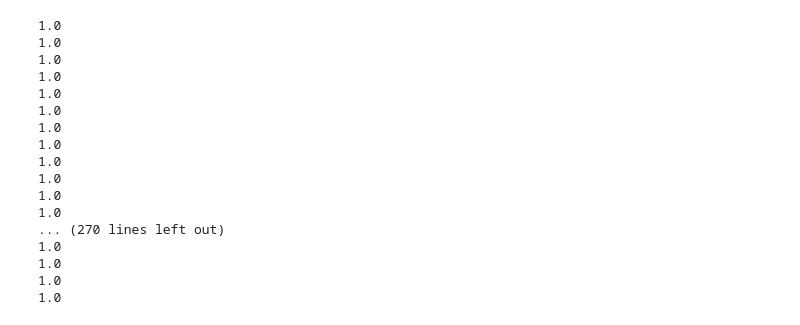
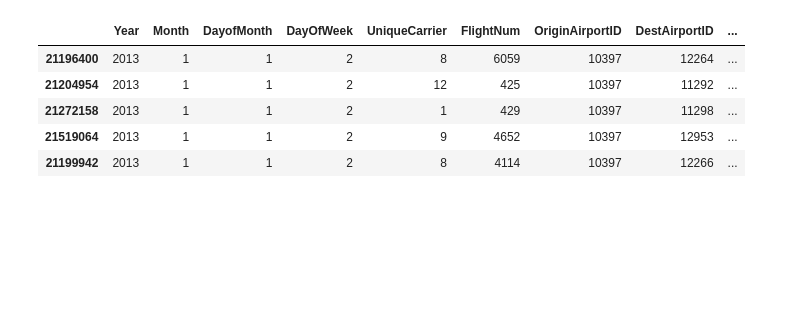
Before and after one commit to ZhijieWang/AA228-final, a Jupyter notebook: HMM.ipynb, the cells around one changed output. Drawn from its saved outputs; the diff is of its cells as text; code cells hidden in the pictures; blank space fills up the shorter version.

```diff
--- a/HMM.ipynb
+++ b/HMM.ipynb
@@ -4,18 +0,0 @@ pomegranate.utils.enable_gpu()
-# %%
-from __future__ import print_function
-import warnings
-warnings.filterwarnings("ignore", category=DeprecationWarning)
-import datetime
-import pandas
-import numpy as np
-from matplotlib import cm, pyplot as plt
-from matplotlib.dates import YearLocator, MonthLocator
-from pomegranate import *
-data=pandas.read_csv("./data/processed/2017.csv")
-# define delay as DepDelay > 30 or ArrDelay>30 -- which implies traveler anxious at airport or miss connection flight
-data["Delay"] = (data["DepDelay"] > 30) | (data["ArrDelay"] > 30)
-
-# normalize data, drop year, quarter, Origin, Dest,
-
-data = data[["Month", "DayofMonth","DayOfWeek","UniqueCarrier","FlightNum","OriginAirportID", "Origin","DestAirportID","Dest","ArrTime","DepTime","AirTime","Distance","Delay"]]
-# descritize deptime, arrtime, airtime, distance
@@ -33 +1,18 @@ def splice_series(input_data):
+# %%
+#import pomegranate
+#pomegranate.utils.enable_gpu()
+from IPython.display import HTML, display
+
+from __future__ import print_function
+import warnings
+warnings.filterwarnings("ignore", category=DeprecationWarning)
+import datetime
+import pandas
+import numpy as np
+np.set_printoptions(threshold=np.nan)
+from matplotlib import cm, pyplot as plt
+from pomegranate import *
+pandas.options.display.max_rows=500
+from random import shuffle
+from sklearn.metrics import accuracy_score
 # %%
@@ -64,21 +68,9 @@ for i in series:
-# %%
-for i in series:
-    print(np.mean(model.predict(i)))
-# %% [output]
-1.0
-1.0
-1.0
-1.0
-1.0
-1.0
-1.0
-1.0
-1.0
-1.0
-1.0
-1.0
-... (270 lines left out)
-1.0
-1.0
-1.0
-1.0
+# %%
+data = load_data("data_all", "ATL")
+# %% [output]
+|  | Year | Month | DayofMonth | DayOfWeek | UniqueCarrier | FlightNum | OriginAirportID | DestAirportID | ... |
+| 21196400 | 2013 | 1 | 1 | 2 | 8 | 6059 | 10397 | 12264 | ... |
+| 21204954 | 2013 | 1 | 1 | 2 | 12 | 425 | 10397 | 11292 | ... |
+| 21272158 | 2013 | 1 | 1 | 2 | 1 | 429 | 10397 | 11298 | ... |
+| 21519064 | 2013 | 1 | 1 | 2 | 9 | 4652 | 10397 | 12953 | ... |
+| 21199942 | 2013 | 1 | 1 | 2 | 8 | 4114 | 10397 | 12266 | ... |
```
Also changed, not shown: parts of 22 cells of this notebook, 1 other file.
